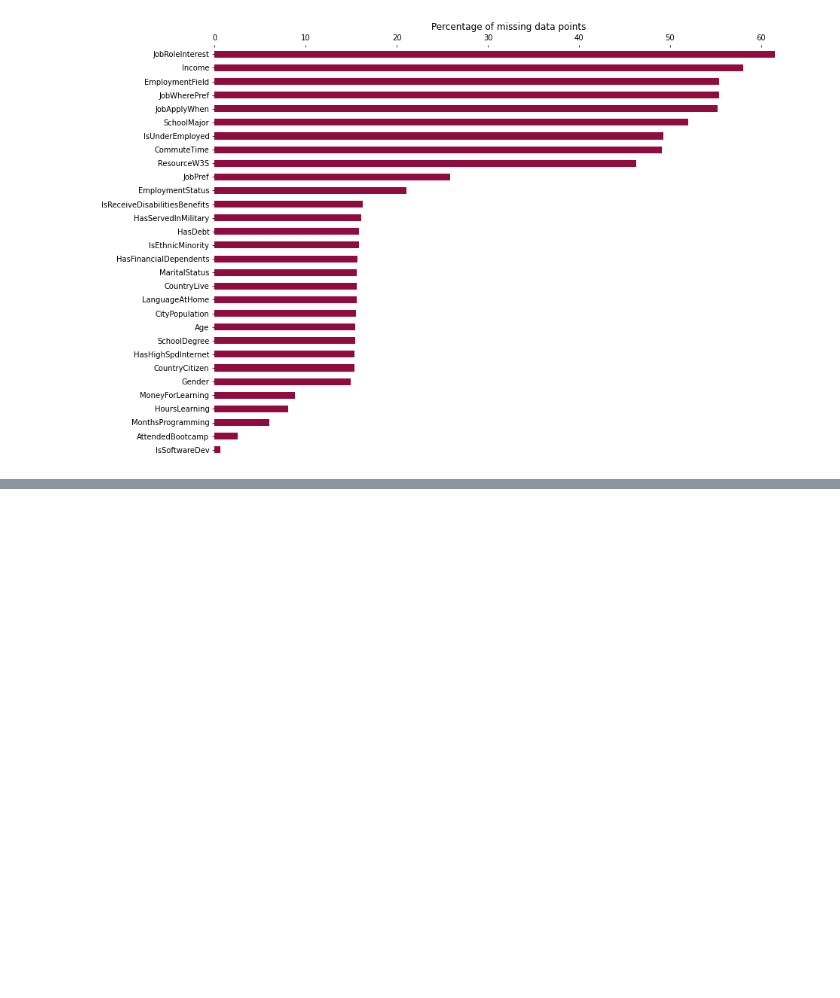
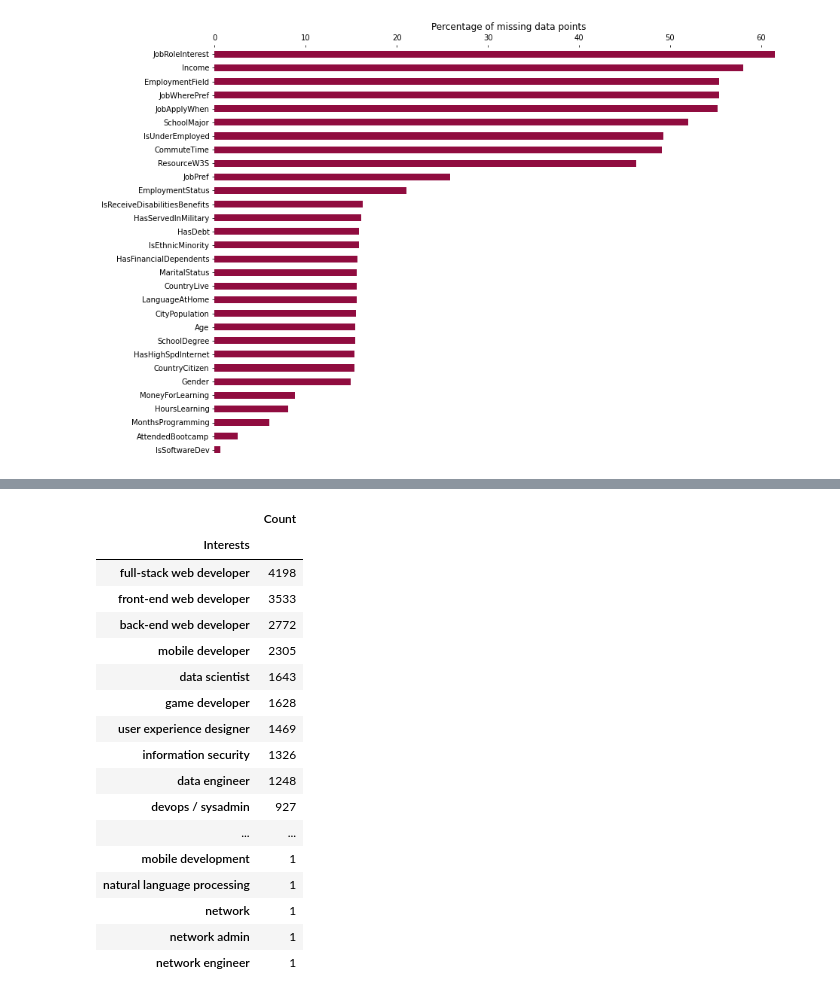
Before and after one commit to paul-trood/Portfolio-Best_Markets_for_Advertising, a Jupyter notebook: coding_survey.ipynb, the cells around one changed output, grey strips where cells are left out. Cells and saved outputs as stored; diff of their text form; code cells hidden in the pictures; blank space fills up the shorter version.

```diff
--- a/coding_survey.ipynb
+++ b/coding_survey.ipynb
@@ -203,0 +294,16 @@ Name: JobRoleInterest, Length: 3213, dtype: float64
+# %%
+# Counts each occurence of a particular category
+category_count = dict()
+
+# For loop for counting each individual category in the JobRoleInterest column
+for categories in survey["JobRoleInterest"]:
+    for category in categories:
+        if category in category_count:
+            category_count[category] += 1 # counts category key if already present in dictionary
+        else:
+            category_count[category] = 1 # adds unique category key to dictionary if not already present
+
+# Transforms dictionary to dataframe
+category_count = pd.DataFrame.from_dict(category_count, orient="index", columns= ["Count"])
+category_count = category_count.reset_index(level = 0)
+category_count = category_count.rename(columns = {"index":"Interests"})
@@ -203,0 +334,25 @@ Name: JobRoleInterest, Length: 3213, dtype: float64
+# %%
+# Strips whitespace, changes to lower case
+category_count["Interests"] = category_count["Interests"].str.lstrip().str.rstrip().str.lower()
+
+# Groupy by interests and adds up the number of occurences
+category_count.groupby("Interests").sum().sort_values(by = "Count", ascending= False).head(50)
+# %% [output]
+|  | Count |
+| Interests |  |
+| full-stack web developer | 4198 |
+| front-end web developer | 3533 |
+| back-end web developer | 2772 |
+| mobile developer | 2305 |
+| data scientist | 1643 |
+| game developer | 1628 |
+| user experience designer | 1469 |
+| information security | 1326 |
+| data engineer | 1248 |
+| devops / sysadmin | 927 |
+| ... | ... |
+| mobile development | 1 |
+| natural language processing | 1 |
+| network | 1 |
+| network admin | 1 |
+| network engineer | 1 |
```
Also changed, not shown: parts of 24 cells of this notebook.
